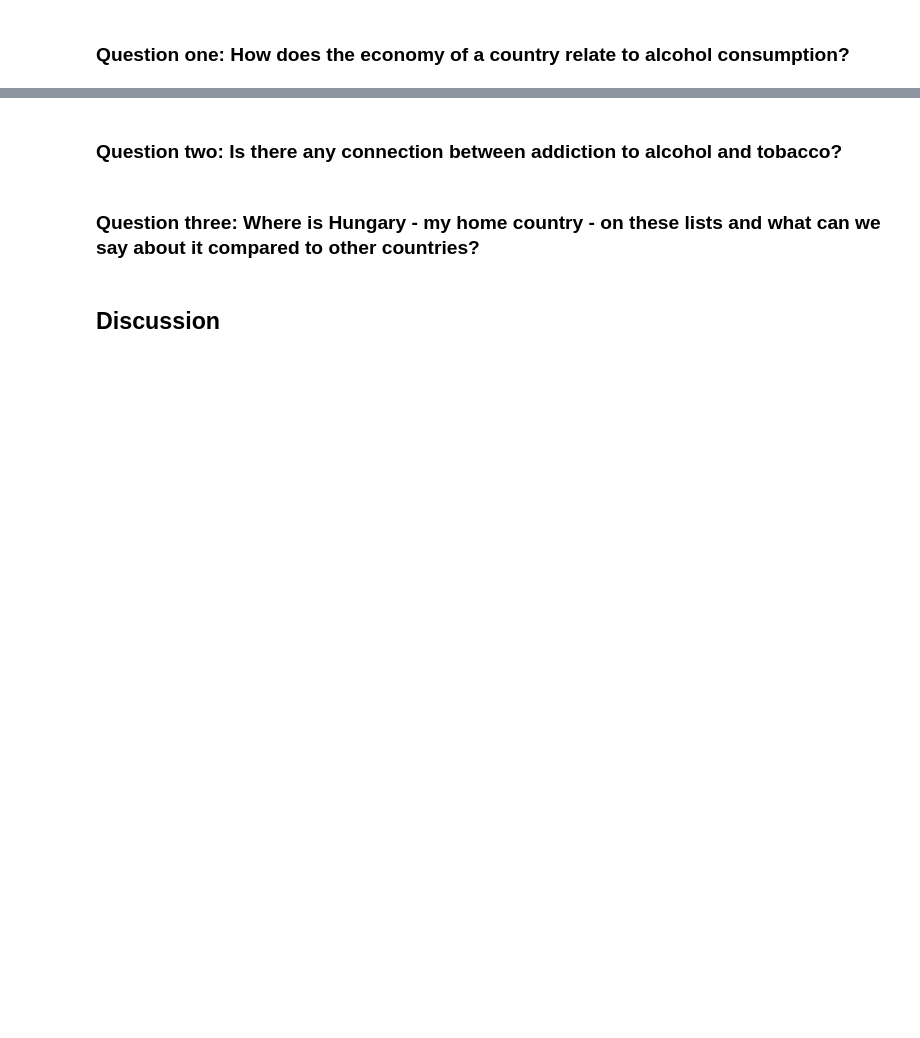
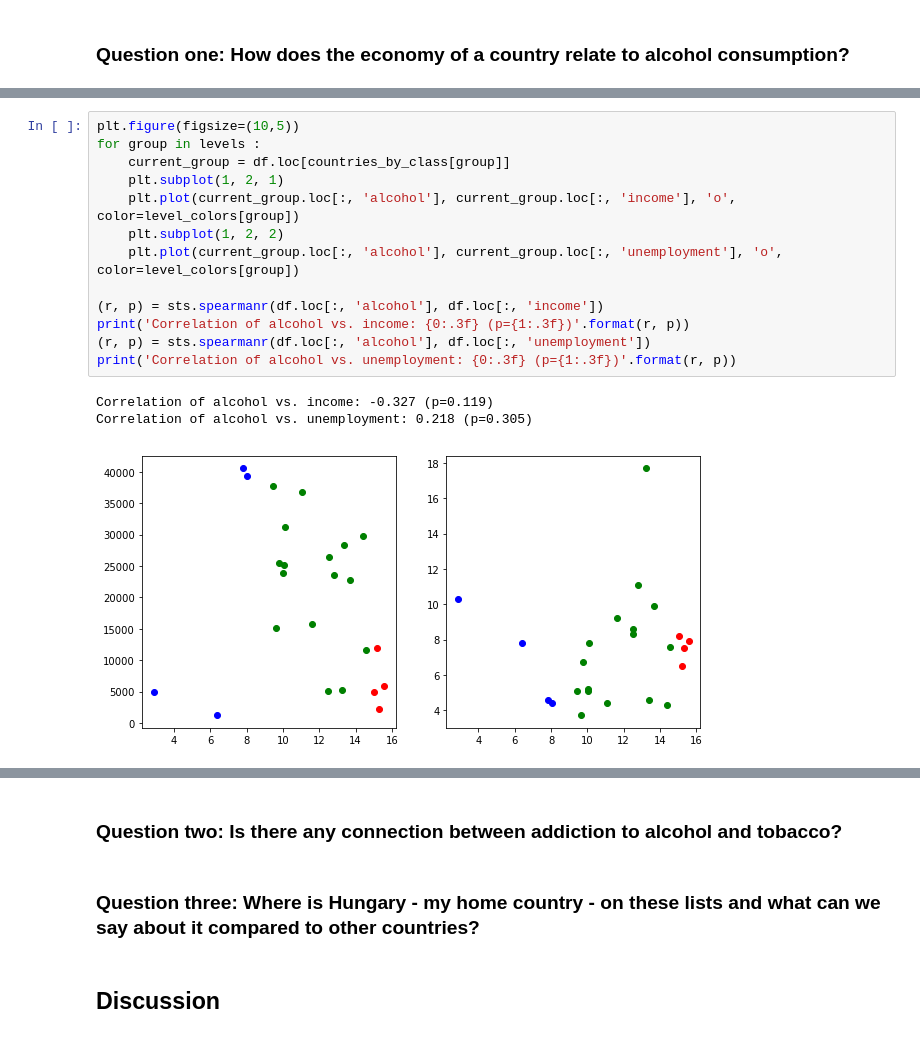
Before and after one commit to sborde/udacity-dand, a Jupyter notebook: P2_IntroToDataAnalysis/IntroToDataAnalysis_FinalProject.ipynb, the cells around one changed output, grey strips where cells are left out. Drawn from its saved outputs; the diff is of its cells as text; blank space fills up the shorter version.

```diff
--- a/P2_IntroToDataAnalysis/IntroToDataAnalysis_FinalProject.ipynb
+++ b/P2_IntroToDataAnalysis/IntroToDataAnalysis_FinalProject.ipynb
@@ -177,0 +227,17 @@ ValueError: The truth value of a Series is ambiguous. Use a.empty, a.bool(), a.i
+# %%
+plt.figure(figsize=(10,5))
+for group in levels :
+    current_group = df.loc[countries_by_class[group]]
+    plt.subplot(1, 2, 1)
+    plt.plot(current_group.loc[:, 'alcohol'], current_group.loc[:, 'income'], 'o', color=level_colors[group])
+    plt.subplot(1, 2, 2)
+    plt.plot(current_group.loc[:, 'alcohol'], current_group.loc[:, 'unemployment'], 'o', color=level_colors[group])
+
+(r, p) = sts.spearmanr(df.loc[:, 'alcohol'], df.loc[:, 'income'])
+print('Correlation of alcohol vs. income: {0:.3f} (p={1:.3f})'.format(r, p))
+(r, p) = sts.spearmanr(df.loc[:, 'alcohol'], df.loc[:, 'unemployment'])
+print('Correlation of alcohol vs. unemployment: {0:.3f} (p={1:.3f})'.format(r, p))
+# %% [output]
+Correlation of alcohol vs. income: -0.327 (p=0.119)
+Correlation of alcohol vs. unemployment: 0.218 (p=0.305)
+[figure, added]
```
Also changed, not shown: parts of 35 cells of this notebook.
